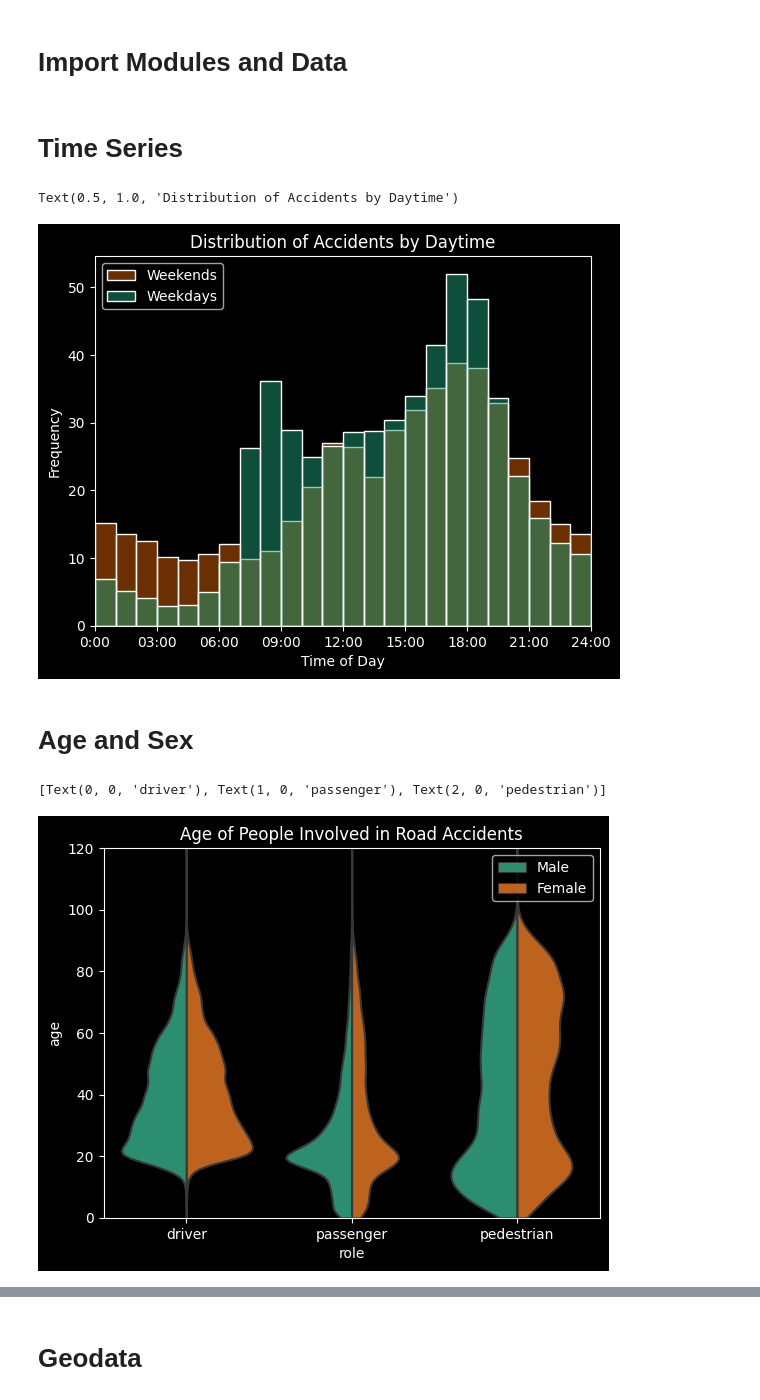
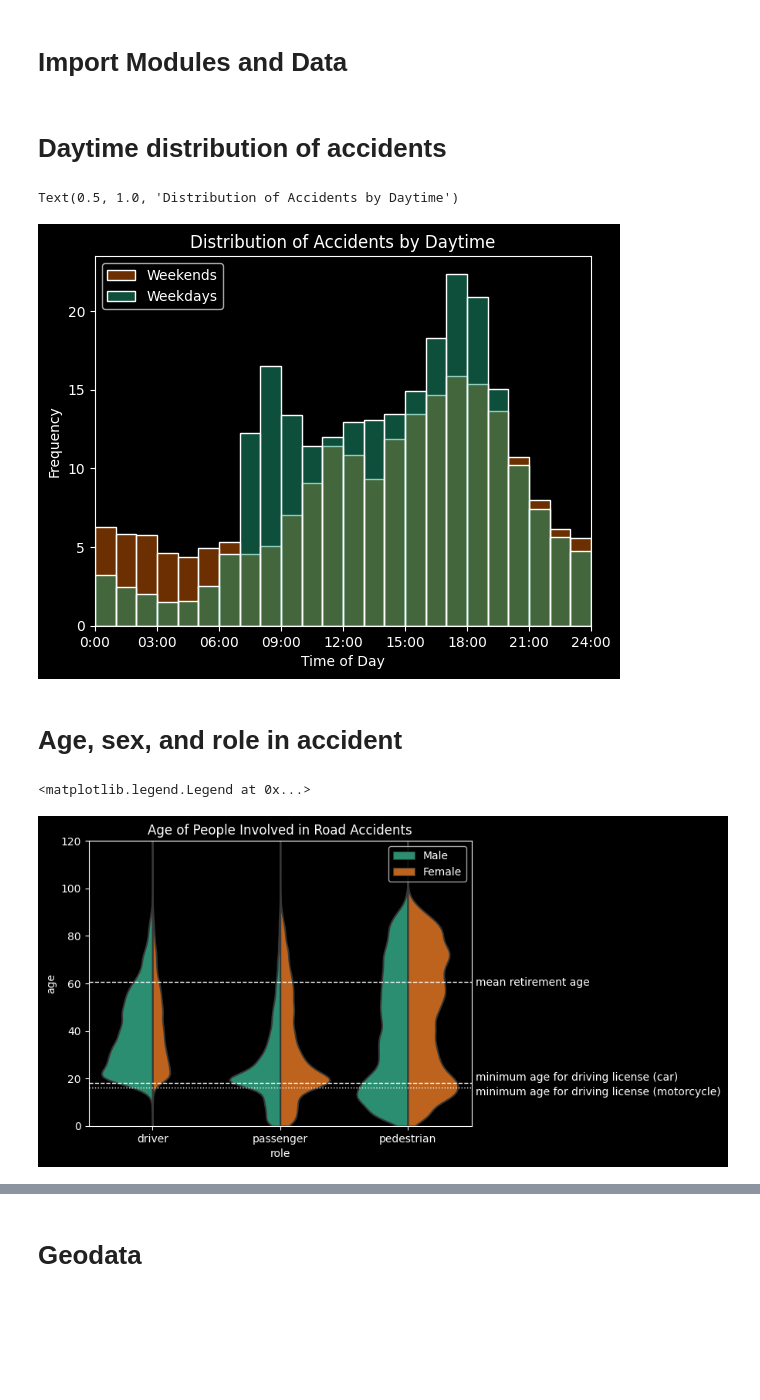
Before and after one commit to Langhammer/road-accidents-fr, a Jupyter notebook: notebooks/VIEW_nb_2.ipynb, the cells around one changed output, grey strips where cells are left out. Cells and saved outputs as stored; diff of their text form; code cells hidden in the pictures; blank space fills up the shorter version.

```diff
--- a/notebooks/VIEW_nb_2.ipynb
+++ b/notebooks/VIEW_nb_2.ipynb
@@ -18,9 +17,10 @@ from roaf import visualization
 
 plt.style.use("dark_background")
 # %%
-df = pd.read_parquet("../data/processed/df_by_user.parquet")
+df_by_person = pd.read_parquet("../data/processed/df_by_person.parquet")
+df_by_accident = pd.read_parquet("../data/processed/df_by_accident.parquet")
 # %% [markdown]
-# Time Series
+# Daytime distribution of accidents
 # %%
 plot_df = pd.DataFrame(
     {
@@ -42,7 +42,7 @@ day_time_tick_labels = (
     "24:00",
 )
 fig = plt.figure()
-plot_df = df[["is_weekend", "hhmm"]].astype("int")
+plot_df = df_by_accident[["is_weekend", "hhmm"]].astype("int")
 weights = plot_df["is_weekend"].apply(lambda x: 0.5 if x == 1 else 0.2)
 sns.histplot(
     data=plot_df,
@@ -62,24 +62,50 @@ plt.legend(["Weekends", "Weekdays"])
 plt.title("Distribution of Accidents by Daytime")
 # %% [output]
 Text(0.5, 1.0, 'Distribution of Accidents by Daytime')
-[figure, old version]
+[figure, new version]
 # %% [markdown]
-# Age and Sex
+# Age, sex, and role in accident
 # %%
 ax = sns.violinplot(
-    data=df,
+    data=df_by_person,
     x="role",
     y="age",
     hue="sex",
+    bw=0.1,
+    scale="count",
     split=True,
     palette="Dark2",
     inner=None,
     cut=0,
 )
 plt.title("Age of People Involved in Road Accidents")
-plt.ylim((0, df["age"].max()))
+plt.ylim((0, df_by_person["age"].max()))
+ax.set_xticklabels(["driver", "passenger", "pedestrian"])
+
+
+# Add some horizontal lines for important ages
+def add_ageline(age, text, linestyle="--", y_offset=-1.5):
+    """Plot a horizontal line for a specified age with annotation"""
+    plt.axhline(y=age, linestyle=linestyle, linewidth=1)
+    plt.annotate(
+        text=text, xy=(1.01, age + y_offset), xycoords=("axes fraction", "data")
+    )
+
+
+# Minimum ages for drvinig license
+add_ageline(age=18, text="minimum age for driving license (car)", y_offset=1)
+add_ageline(
+    age=16,
+    text="minimum age for driving license (motorcycle)",
+    linestyle="dotted",
+    y_offset=-3,
+)
+
+# People stop working with 60.6 years, according to the
+# OECD (https://www.oecd.org/fr/france/PAG2021-FRA.pdf)
+add_ageline(age=60.6, text="mean retirement age")
+
 ax.legend(handles=ax.legend_.legend_handles, labels=["Male", "Female"])
-ax.set_xticklabels(["driver", "passenger", "pedestrian"])
 # %% [output]
-[Text(0, 0, 'driver'), Text(1, 0, 'passenger'), Text(2, 0, 'pedestrian')]
+<matplotlib.legend.Legend at 0x...>
-[figure, old version]
+[figure, new version]
```
Also changed, not shown: parts of 6 cells of this notebook, 39 other files.
